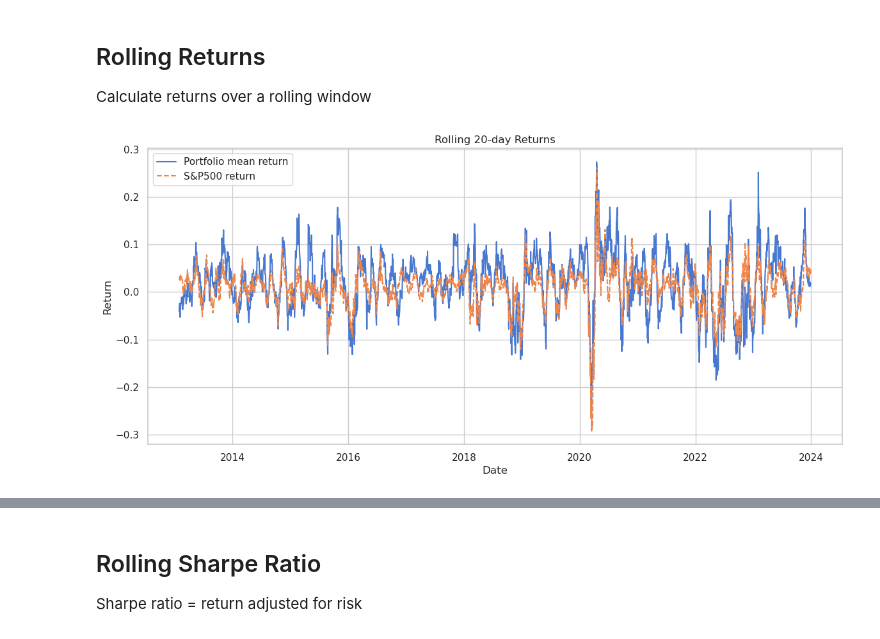
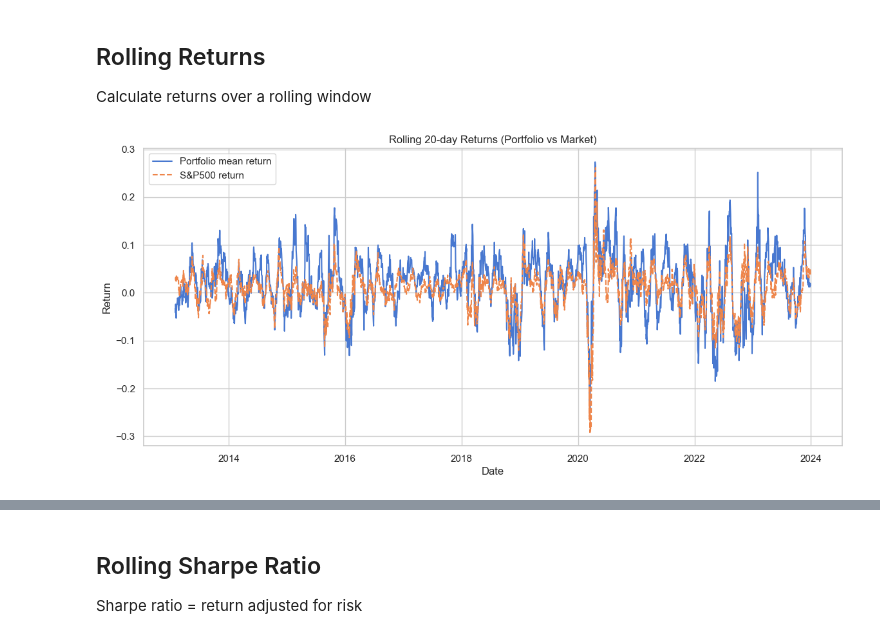
Before and after one commit to krjgmxh2ry-byte/Final_DataProjet_Github, a Jupyter notebook: notebooks/data_exploration.ipynb, the cells around one changed output, grey strips where cells are left out. Drawn from its saved outputs; the diff is of its cells as text; code cells hidden in the pictures.

```diff
--- a/notebooks/data_exploration.ipynb
+++ b/notebooks/data_exploration.ipynb
@@ -113,18 +153,18 @@ Calculate returns over a rolling window
 # %%
 def block_return(block):
     return (block.iloc[-1] - block.iloc[0]) / block.iloc[0]
 
 r_port = portfolio_prices.rolling(window).apply(block_return)
 r_port_mean = r_port.mean(axis=1)
 r_sp500 = sp500_prices.rolling(window).apply(block_return)
 
 plt.figure(figsize=(14,6))
 plt.plot(r_port_mean, label="Portfolio mean return")
 plt.plot(r_sp500, label="S&P500 return", linestyle="--")
-plt.title(f"Rolling {window}-day Returns")
+plt.title(f"Rolling {window}-day Returns (Portfolio vs Market)")
 plt.xlabel("Date")
 plt.ylabel("Return")
 plt.legend()
 plt.show()
 # %% [output]
-[figure, old version]
+[figure, new version]
```
Also changed, not shown: parts of 16 cells of this notebook.
